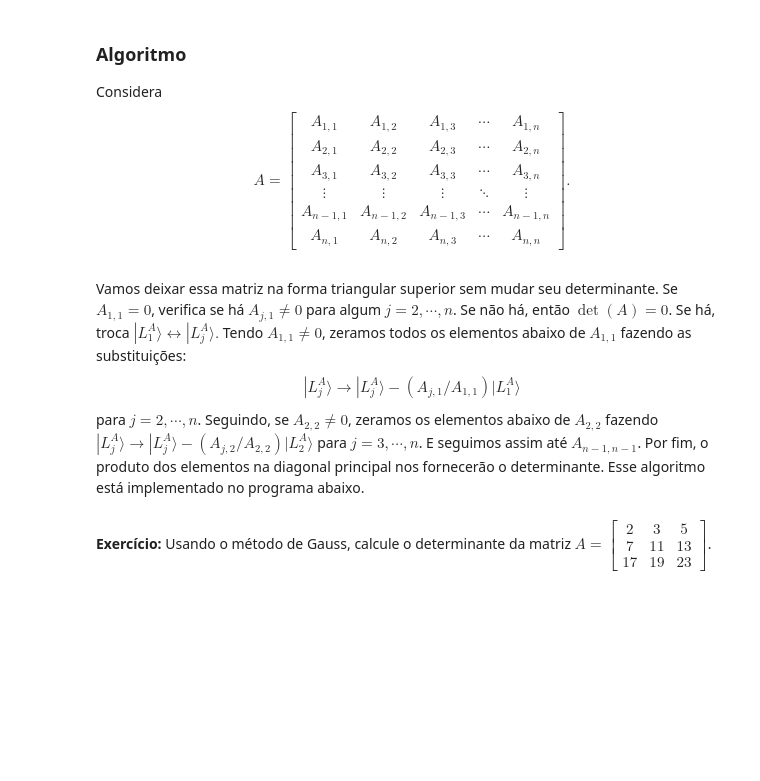
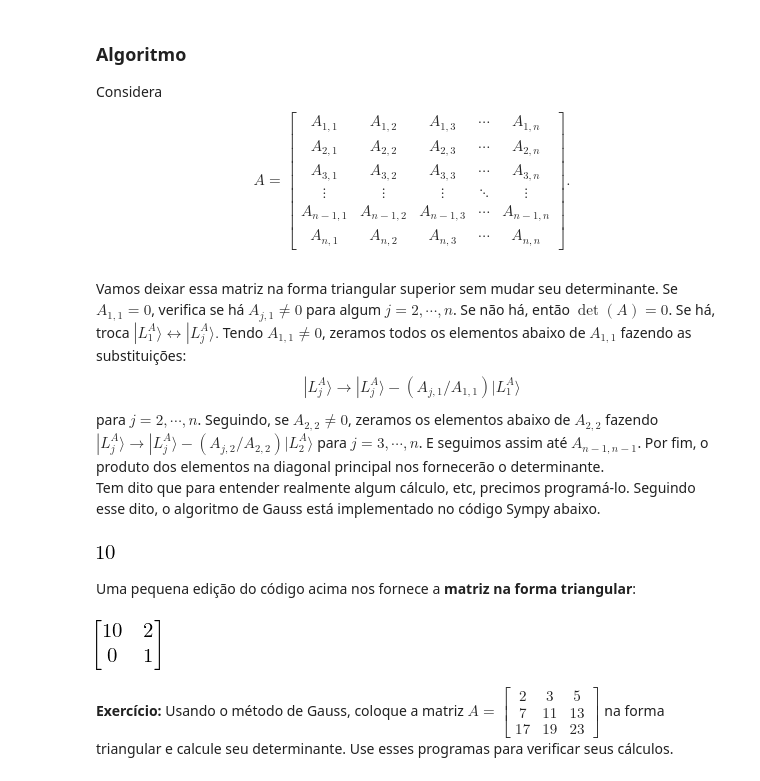
Before and after one commit to jonasmaziero/algebra_linear, a Jupyter notebook: determinante.ipynb, the cells around one changed output. Cells and saved outputs as stored; diff of their text form; code cells hidden in the pictures; blank space fills up the shorter version.

```diff
--- a/determinante.ipynb
+++ b/determinante.ipynb
@@ -532,7 +535,8 @@ Vamos deixar essa matriz na forma triangular superior sem mudar seu determinante
 \begin{equation}
 |L_{j}^{A}\rangle \rightarrow |L_{j}^{A}\rangle-(A_{j,1}/A_{1,1})|L_{1}^{A}\rangle
 \end{equation}
-para $j=2,\cdots,n$. Seguindo, se $A_{2,2}\ne 0$, zeramos os elementos abaixo de $A_{2,2}$ fazendo $|L_{j}^{A}\rangle \rightarrow |L_{j}^{A}\rangle-(A_{j,2}/A_{2,2})|L_{2}^{A}\rangle$ para $j=3,\cdots,n$. E seguimos assim até $A_{n-1,n-1}$. Por fim, o produto dos elementos na diagonal principal nos fornecerão o determinante. Esse algoritmo está implementado no programa abaixo.
+para $j=2,\cdots,n$. Seguindo, se $A_{2,2}\ne 0$, zeramos os elementos abaixo de $A_{2,2}$ fazendo $|L_{j}^{A}\rangle \rightarrow |L_{j}^{A}\rangle-(A_{j,2}/A_{2,2})|L_{2}^{A}\rangle$ para $j=3,\cdots,n$. E seguimos assim até $A_{n-1,n-1}$. Por fim, o produto dos elementos na diagonal principal nos fornecerão o determinante. <br>
+Tem dito que para entender realmente algum cálculo, etc, precimos programá-lo. Seguindo esse dito, o algoritmo de Gauss está implementado no código Sympy abaixo.
 # %%
 def det_gauss(n, A):
     det = 1
@@ -555,4 +559,8 @@ def det_gauss(n, A):
         det *= T[j,j]
     return det
 # %%
-#det_gauss(2,Matrix([[10,2],[5,1]]))
+det_gauss(2,Matrix([[10,2],[5,2]]))
+# %% [output]
+[figure, added]
+# %% [markdown]
+Uma pequena edição do código acima nos fornece a __matriz na forma triangular__:
@@ -559,2 +584,6 @@ def det_gauss(n, A):
+# %%
+triangular(2,Matrix([[10,2],[5,2]]))
+# %% [output]
+[figure, added]
 # %% [markdown]
-__Exercício:__ Usando o método de Gauss, calcule o determinante da matriz $A=\begin{bmatrix} 2 & 3 & 5 \\ 7 & 11 & 13 \\ 17 & 19 & 23  \end{bmatrix}$.
+__Exercício:__ Usando o método de Gauss, coloque a matriz $A=\begin{bmatrix} 2 & 3 & 5 \\ 7 & 11 & 13 \\ 17 & 19 & 23  \end{bmatrix}$ na forma triangular e calcule seu determinante. Use esses programas para verificar seus cálculos.
```
Also changed, not shown: parts of 6 cells of this notebook.
